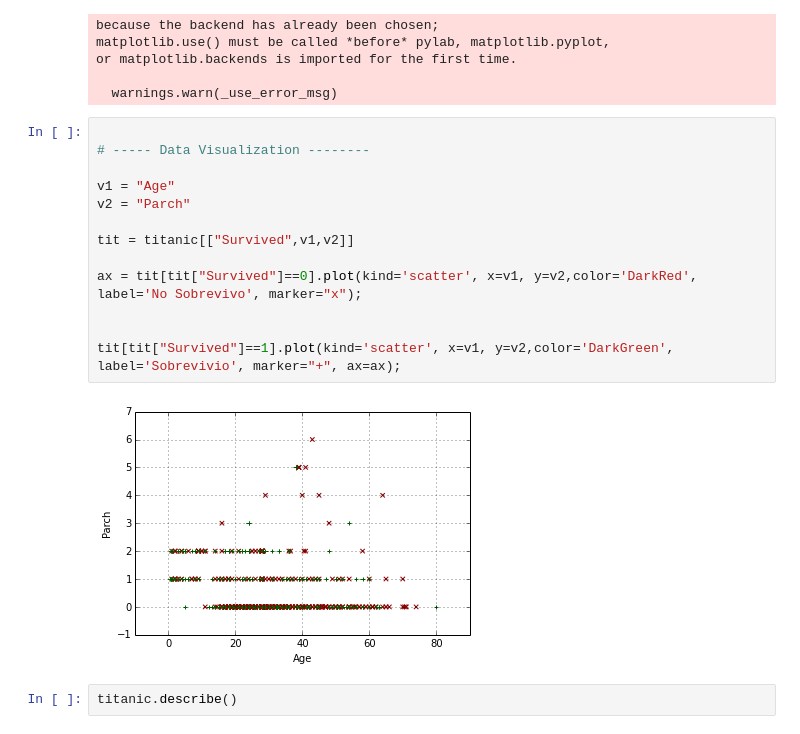
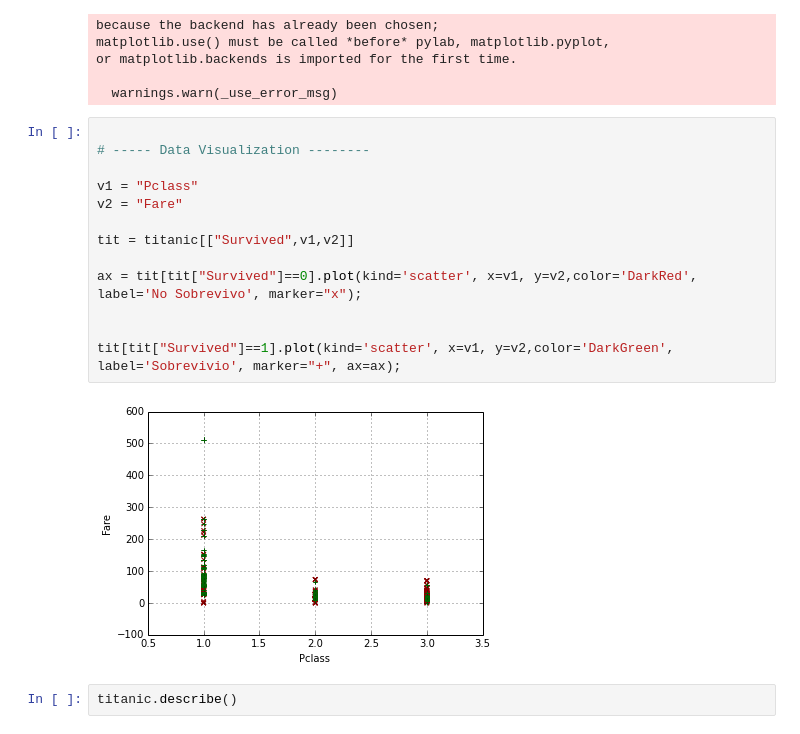
Before and after one commit to minigonche/Kaggle, a Jupyter notebook: titanic/Analisis 2 Dimensional.ipynb, the cells around one changed output. Drawn from its saved outputs; the diff is of its cells as text.

```diff
--- a/titanic/Analisis 2 Dimensional.ipynb
+++ b/titanic/Analisis 2 Dimensional.ipynb
@@ -40,18 +40,18 @@ or matplotlib.backends is imported for the first time.
 # %%
 
 # ----- Data Visualization --------
 
-v1 = "Age"
-v2 = "Parch"
+v1 = "Pclass"
+v2 = "Fare"
 
 tit = titanic[["Survived",v1,v2]]
 
 ax = tit[tit["Survived"]==0].plot(kind='scatter', x=v1, y=v2,color='DarkRed', label='No Sobrevivo', marker="x");
 
 
 tit[tit["Survived"]==1].plot(kind='scatter', x=v1, y=v2,color='DarkGreen', label='Sobrevivio', marker="+", ax=ax);
 # %% [output]
-[figure, old version]
+[figure, new version]
 # %%
 titanic.describe()
 # %% [output]
```
Also changed, not shown: parts of 3 cells of this notebook, 1 other file.
